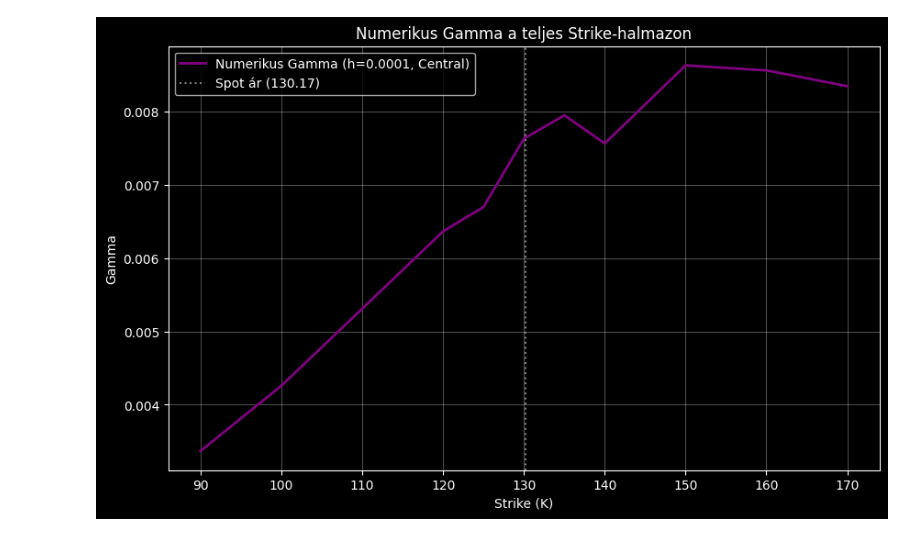
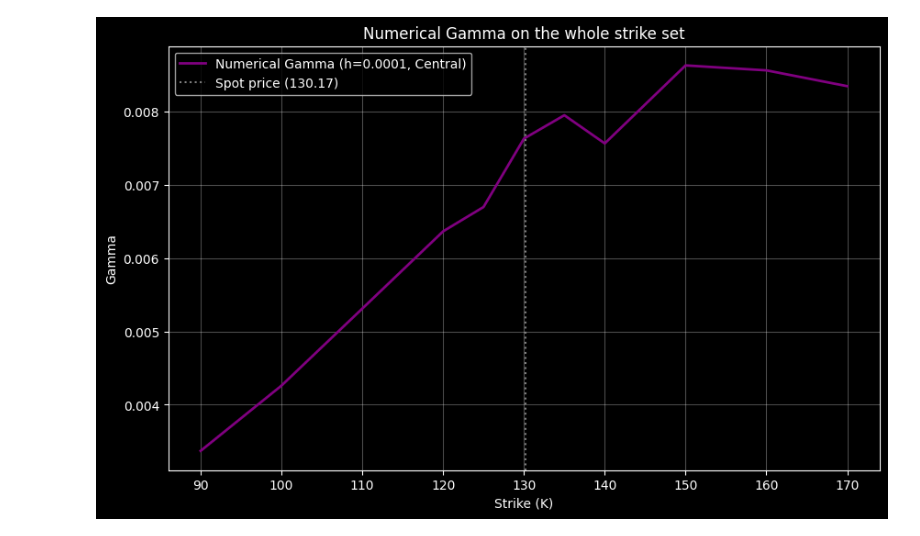
Before and after one commit to QuantCourseBP/QuantCourseBP, a Jupyter notebook: homeworks/9165645/rest_of_homeworks/greeks.ipynb, the cells around one changed output. Cells and saved outputs as stored; diff of their text form; code cells hidden in the pictures.

```diff
--- a/homeworks/9165645/rest_of_homeworks/greeks.ipynb
+++ b/homeworks/9165645/rest_of_homeworks/greeks.ipynb
@@ -324,25 +317,25 @@ plt.show()
 # %%
 h_gamma = 1e-4
 numerical_gammas = []
 
 for K in strikes:
     contract_k = EuropeanContract(und, PutCallFwd.CALL, LongShort.LONG, K, expiry)
     pricer_k = EuropeanAnalyticPricer(contract_k, model, params)
 
     pricer_k.bump_type = BumpType.RELATIVE
     pricer_k.fd_method = FiniteDifferenceMethod.CENTRAL
     pricer_k.relative_bump_size = h_gamma
     numerical_gammas.append(pricer_k.calc_gamma(GreekMethod.BUMP))
 
 
 plt.figure(figsize=(10, 6))
-plt.plot(strikes, numerical_gammas, label=f'Numerikus Gamma (h={h_gamma}, Central)', color='purple', linewidth=2)
-plt.axvline(x=spot, color='gray', linestyle=':', label=f'Spot ár ({spot:.2f})')
-plt.title('Numerikus Gamma a teljes Strike-halmazon')
+plt.plot(strikes, numerical_gammas, label=f'Numerical Gamma (h={h_gamma}, Central)', color='purple', linewidth=2)
+plt.axvline(x=spot, color='gray', linestyle=':', label=f'Spot price ({spot:.2f})')
+plt.title('Numerical Gamma on the whole strike set')
 plt.xlabel('Strike (K)')
 plt.ylabel('Gamma')
 plt.legend()
 plt.grid(True, alpha=0.3)
 plt.show()
 # %% [output]
-[figure, old version]
+[figure, new version]
```
Also changed, not shown: parts of 7 cells of this notebook.
